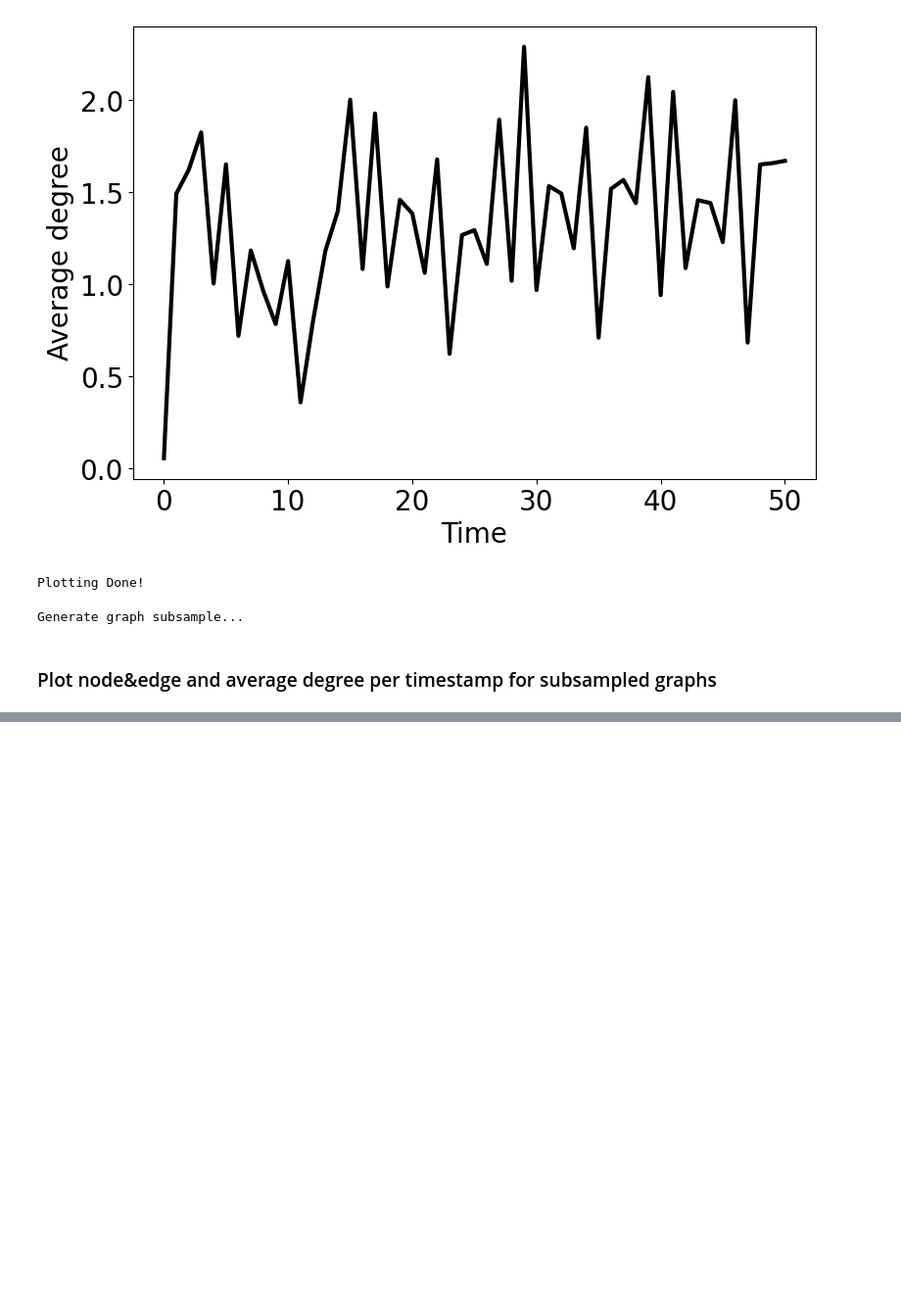
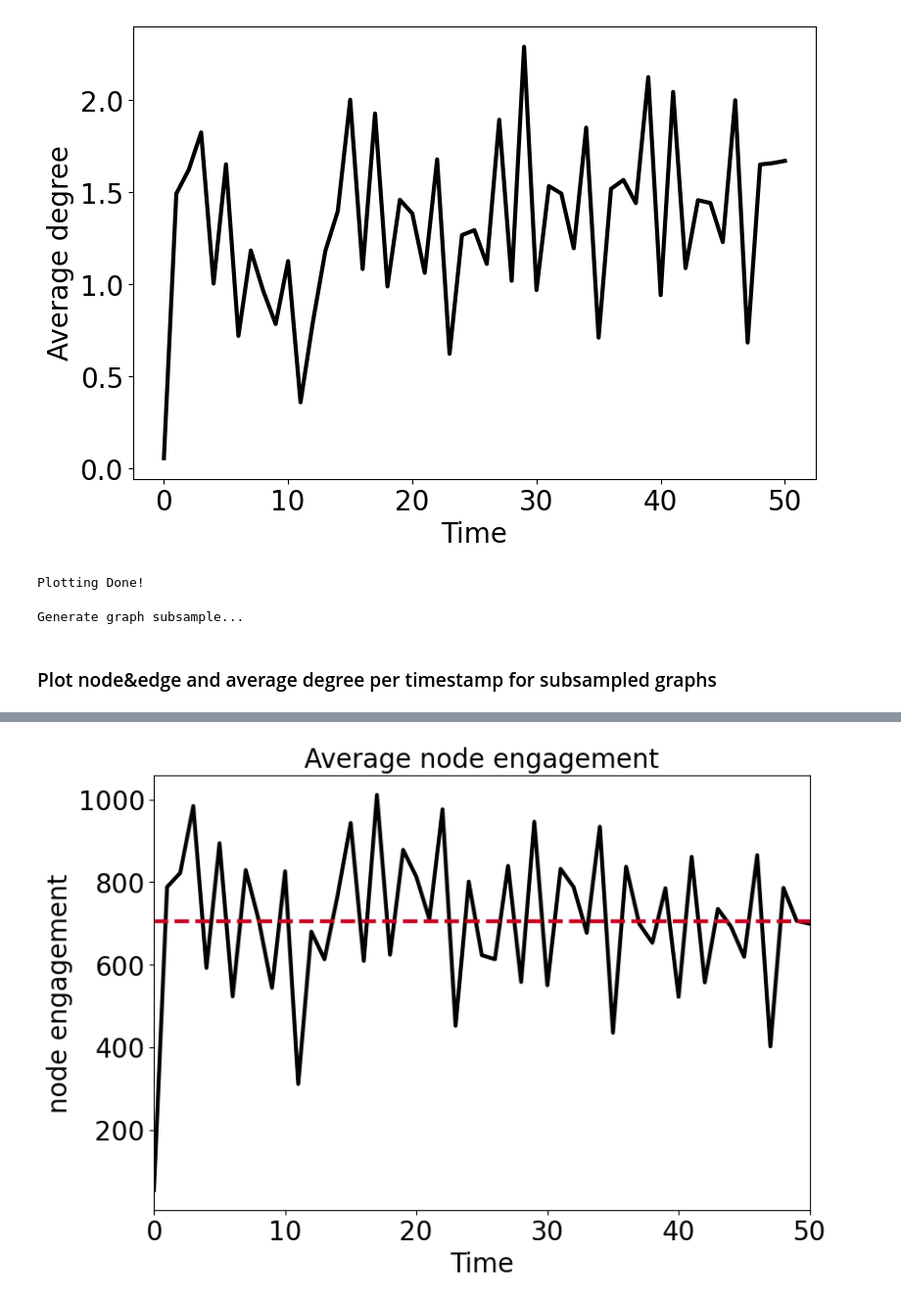
Before and after one commit to ComplexData-MILA/TGX, a Jupyter notebook: docs/tutorials/data_loader.ipynb, the cells around one changed output, grey strips where cells are left out. Shown: that part at 98% size. Cells and saved outputs as stored; diff of their text form; code cells hidden in the pictures; blank space fills up the shorter version.

```diff
--- a/docs/tutorials/data_loader.ipynb
+++ b/docs/tutorials/data_loader.ipynb
@@ -91,0 +94,8 @@ NameError: name 'G' is not defined
+# %%
+from tgx.utils.graph_stat import get_avg_node_engagement
+
+node_engagement = get_avg_node_engagement(data)
+filename = f"{dataset.name}_ave_node_engagement_per_ts"
+tgx.utils.plot_for_snapshots(node_engagement, filename, "node engagement", plot_title="Average node engagement")
+# %% [output]
+[figure, added]
```
Also changed, not shown: parts of 2 cells of this notebook, 55 other files.
